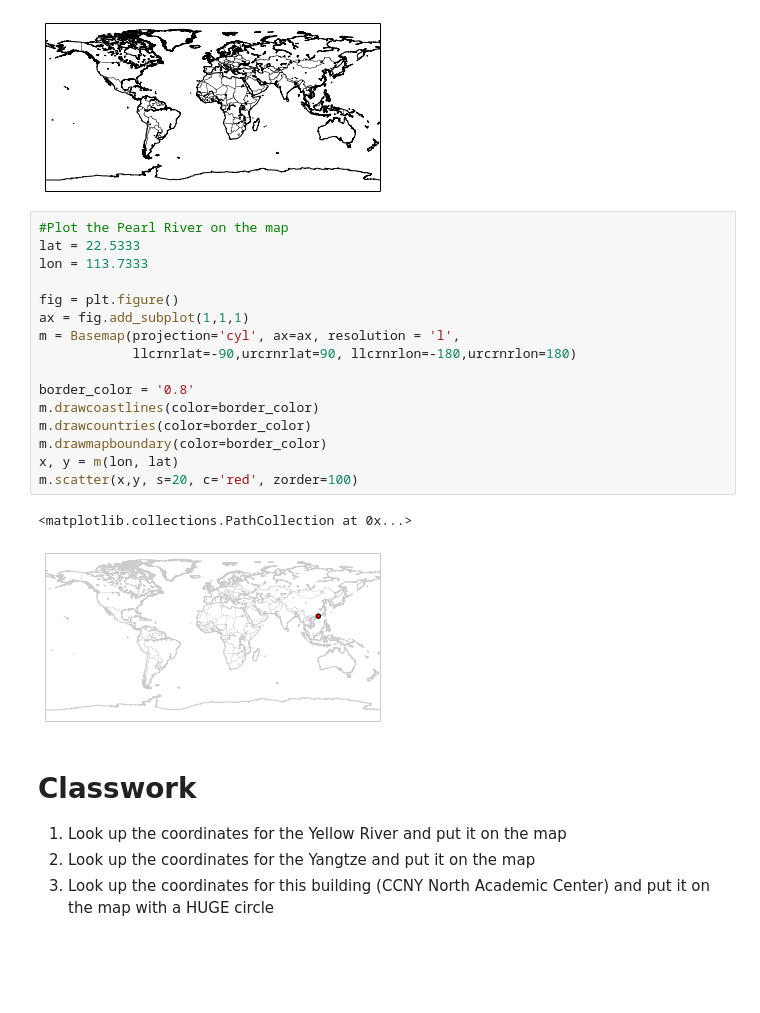
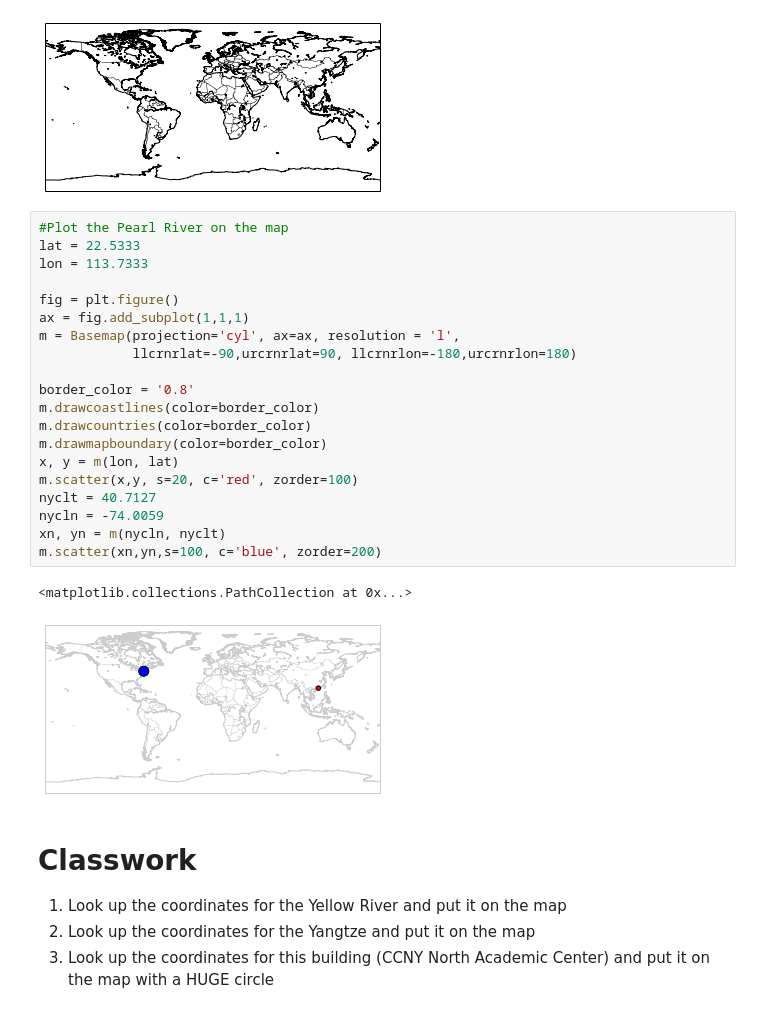
Before and after one commit to story645/EAS213, a Jupyter notebook: notebooks/class4.ipynb, the cells around one changed output. Drawn from its saved outputs; the diff is of its cells as text; blank space fills up the shorter version.

```diff
--- a/notebooks/class4.ipynb
+++ b/notebooks/class4.ipynb
@@ -20,22 +25,26 @@ m.drawmapboundary(color=border_color)
 # %%
 #Plot the Pearl River on the map
 lat = 22.5333
 lon = 113.7333
 
 fig = plt.figure()
 ax = fig.add_subplot(1,1,1)
 m = Basemap(projection='cyl', ax=ax, resolution = 'l',
             llcrnrlat=-90,urcrnrlat=90, llcrnrlon=-180,urcrnrlon=180)
 
 border_color = '0.8'
 m.drawcoastlines(color=border_color)
 m.drawcountries(color=border_color)
 m.drawmapboundary(color=border_color)
 x, y = m(lon, lat)
 m.scatter(x,y, s=20, c='red', zorder=100)
+nyclt = 40.7127
+nycln = -74.0059
+xn, yn = m(nycln, nyclt)
+m.scatter(xn,yn,s=100, c='blue', zorder=200)
 # %% [output]
 <matplotlib.collections.PathCollection at 0x...>
-[figure, old version]
+[figure, new version]
 # %% [markdown]
 Classwork
 ==========
```
Also changed, not shown: parts of 1 cell of this notebook.
